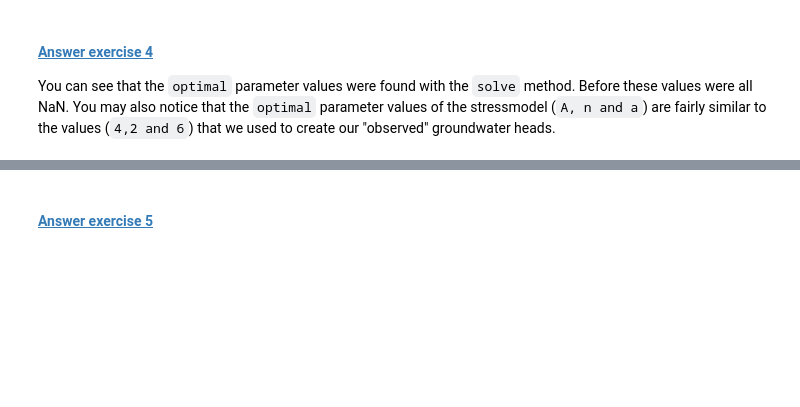
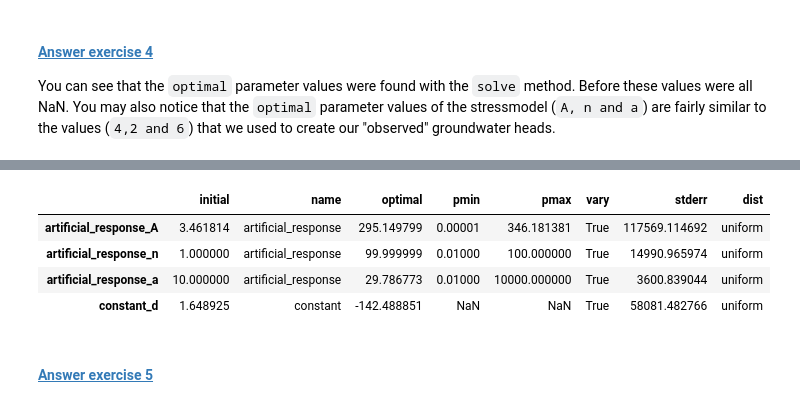
Before and after one commit to MAMBA-python/course-material, a Jupyter notebook: Exercise_notebooks/On_topic/19_pastas/3_stressmodels.ipynb, the cells around one changed output, grey strips where cells are left out. Drawn from its saved outputs; the diff is of its cells as text; code cells hidden in the pictures; blank space fills up the shorter version.

```diff
--- a/Exercise_notebooks/On_topic/19_pastas/3_stressmodels.ipynb
+++ b/Exercise_notebooks/On_topic/19_pastas/3_stressmodels.ipynb
@@ -251,5 +298,6 @@ plt.legend()
 
 You can see that the `optimal` parameter values were found with the `solve` method. Before these values were all NaN. You may also notice that the `optimal` parameter values of the stressmodel (`A, n and a`) are fairly similar to the values (`4,2 and 6`) that we used to create our "observed" groundwater heads.
 # %%
-ml.solve(report=False)
+ml.solve(report=False, noise=False)
 ml.parameters
+# %% [output]
@@ -256,3 +305,8 @@ ml.parameters
+|  | initial | name | optimal | pmin | pmax | vary | stderr | dist |
+| artificial_response_A | 3.461814 | artificial_response | 295.149799 | 0.00001 | 346.181381 | True | 117569.114692 | uniform |
+| artificial_response_n | 1.000000 | artificial_response | 99.999999 | 0.01000 | 100.000000 | True | 14990.965974 | uniform |
+| artificial_response_a | 10.000000 | artificial_response | 29.786773 | 0.01000 | 10000.000000 | True | 3600.839044 | uniform |
+| constant_d | 1.648925 | constant | -142.488851 | NaN | NaN | True | 58081.482766 | uniform |
 # %% [markdown]
 #### <a href="#ex5">Answer exercise 5</a> <a name="ans5"></a>
 # %%
```
Also changed, not shown: parts of 17 cells of this notebook.
